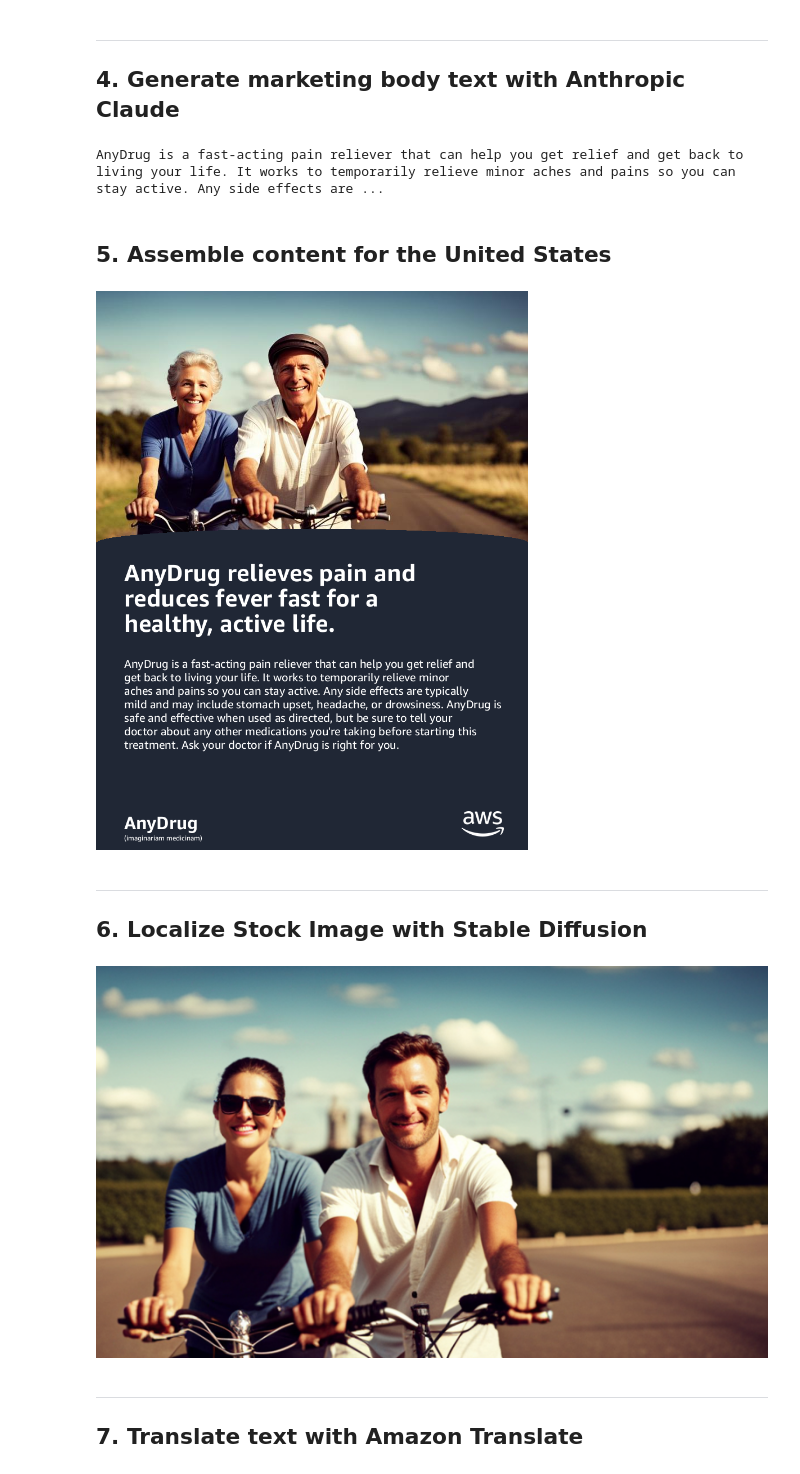
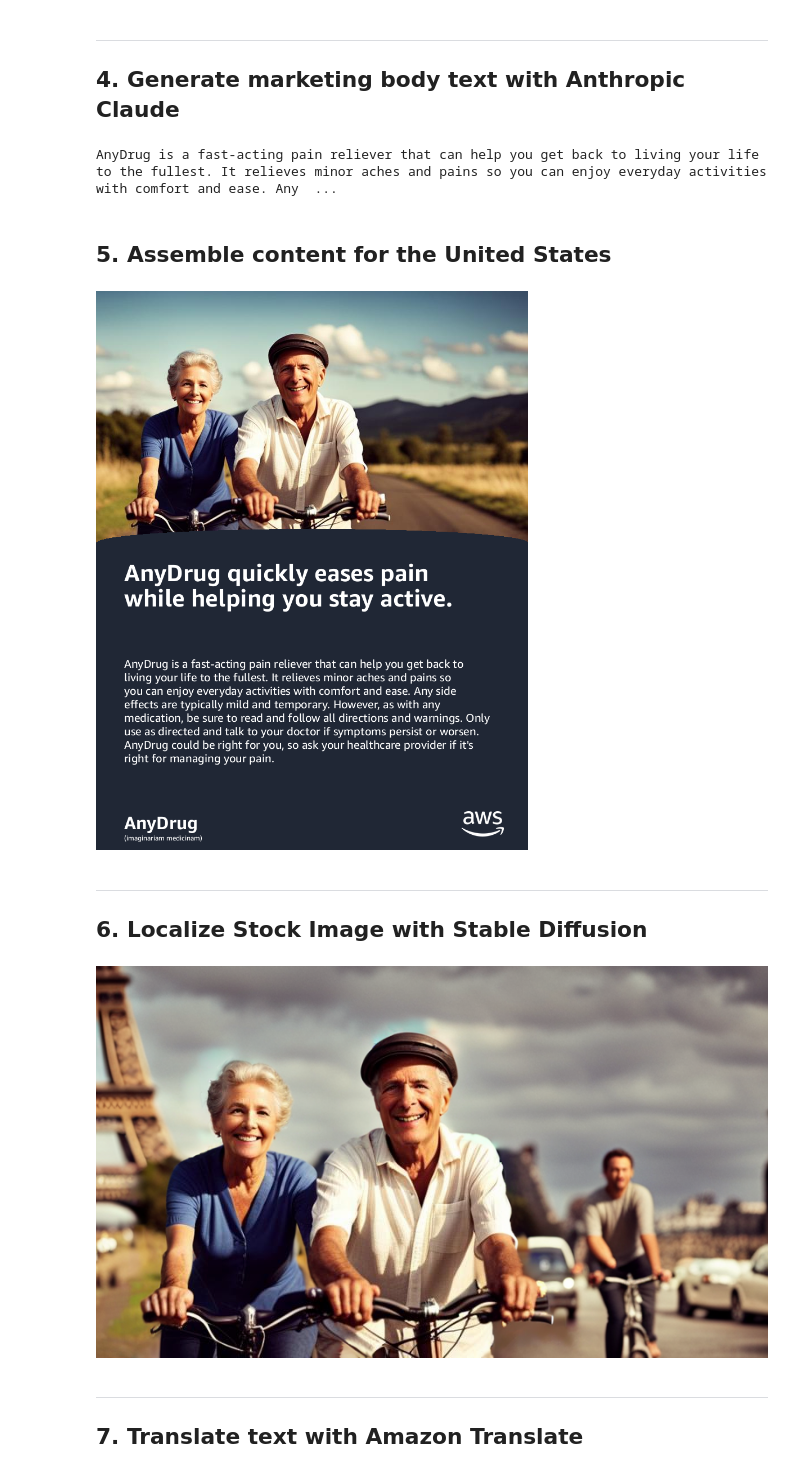
Before and after one commit to aws-samples/aws-healthcare-lifescience-ai-ml-sample-notebooks, a Jupyter notebook: workshops/Marketing_Content_Localization/Localize_Marketing_Content.ipynb, the cells around one changed output. Cells and saved outputs as stored; diff of their text form; code cells hidden in the pictures.

Commit message:
Add marketing content mask

```diff
--- a/workshops/Marketing_Content_Localization/Localize_Marketing_Content.ipynb
+++ b/workshops/Marketing_Content_Localization/Localize_Marketing_Content.ipynb
@@ -22,7 +24,7 @@ import boto3
 from time import sleep
 from pprint import pprint
 
-boto_session = boto3.Session(profile_name="aws-hcls-ml-sa-Admin")
+boto_session = boto3.Session()
 bedrock = boto_session.client("bedrock")
 
 bedrock_models = [
@@ -201,7 +192,7 @@ response_body = json.loads(response.get("body").read())
 marketing_body = parse_json_markdown(response_body.get("completion")).get("text")
 print(marketing_body)
 # %% [output]
-AnyDrug is a fast-acting pain reliever that can help you get relief and get back to living your life. It works to temporarily relieve minor aches and pains so you can stay active. Any side effects are ...
+AnyDrug is a fast-acting pain reliever that can help you get back to living your life to the fullest. It relieves minor aches and pains so you can enjoy everyday activities with comfort and ease. Any  ...
 # %% [markdown]
 ## 5. Assemble content for the United States
 # %%
@@ -265,7 +256,7 @@ from PIL import Image
 image = Image.open("assets/images/src-image.jpg")
 assemble_ad(drug_name, marketing_headline, marketing_body, image)
 # %% [output]
-[figure, old version]
+[figure, new version]
 # %% [markdown]
 -----
 ## 6. Localize Stock Image with Stable Diffusion
@@ -277,50 +268,61 @@ import json
 from botocore.exceptions import ClientError
 
 
-def modify_image(image, image_prompt, bedrock_client, style="cinematic"):
+def modify_image(image, image_prompt, bedrock_client, image_mask = None, style="cinematic"):
     init_image = Image.open(image)
     buffer = BytesIO()
     init_image.save(buffer, format="PNG")
     init_image_bytestring = base64.b64encode(buffer.getvalue()).decode()
 
-    body = json.dumps(
-        {
+
+
+    body_dict = {
             "text_prompts": [
                 {"text": image_prompt, "weight": 1},
                 {"text": "deformed, low quality", "weight": -1},
             ],
-            "seed": 56,
+            "seed": 42,
             "init_image": init_image_bytestring,
             "style_preset": style,
         }
-    )
+
+    if image_mask is not None:
+        mask = Image.open(image_mask)
+        buffer = BytesIO()
+        mask.save(buffer, format="PNG")
+        mask_bytestring = base64.b64encode(buffer.getvalue()).decode()
+
+        body_dict['mask_source'] = "MASK_IMAGE_BLACK"
+        body_dict['mask_image'] = mask_bytestring
+
+    body = json.dumps(body_dict)
     modelId = "stability.stable-diffusion-xl"
 
     try:
         response = bedrock_client.invoke_model(
             body=body, modelId=modelId, contentType="application/json"
         )
     except ClientError as error:
         print(error.response)
     response = json.loads(response.get("body").read())
 
     if response.get("result") == "error":
         raise Exception(response.get("error"))
 
     images = response.get("artifacts")
 
     image = Image.open(BytesIO(base64.b64decode(images[0].get("base64"))))
     return image
 
 
 prompt_data = "Riding bicycles in Paris, France."
 init_image = "assets/images/src-image.jpg"
-
-localized_image = modify_image(init_image, prompt_data, bedrock)
+mask_image = "assets/images/src-image-mask.png"
+localized_image = modify_image(init_image, prompt_data, bedrock, image_mask=mask_image)
 localized_image.save("assets/images/generated-image-paris.jpg")
 display(localized_image)
 # %% [output]
-[figure, old version]
+[figure, new version]
 # %% [markdown]
 -----
 ## 7. Translate text with Amazon Translate
```
Also changed, not shown: parts of 7 cells of this notebook, 2 other files.
